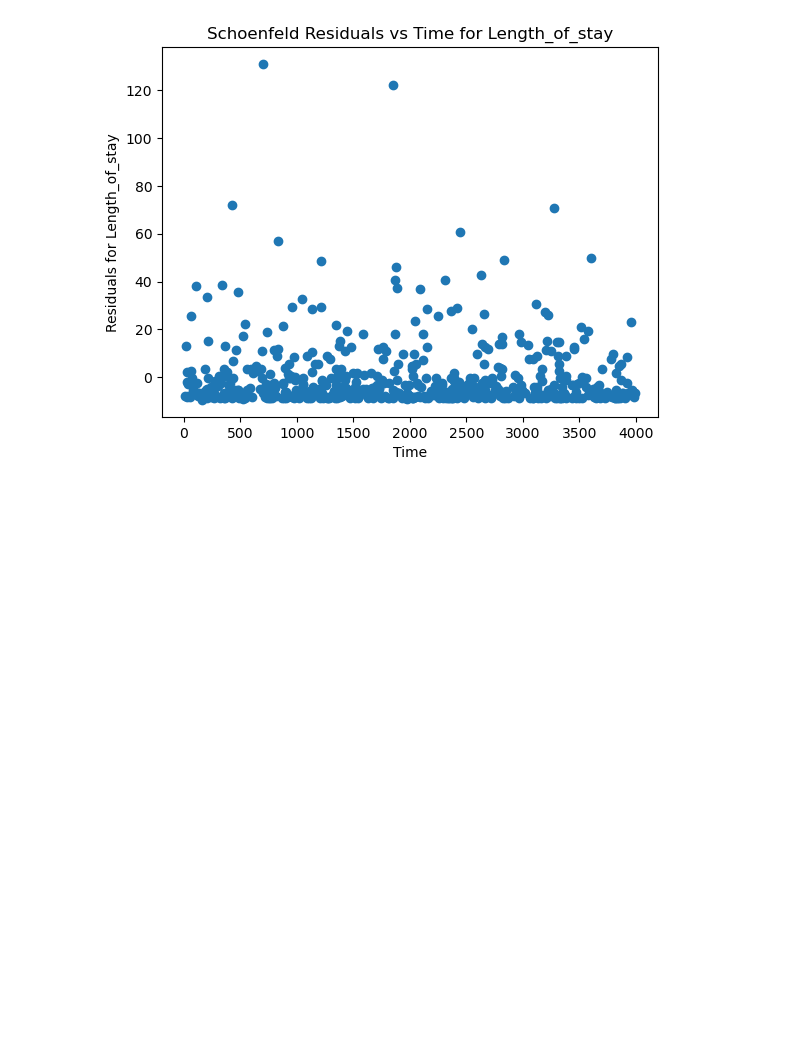
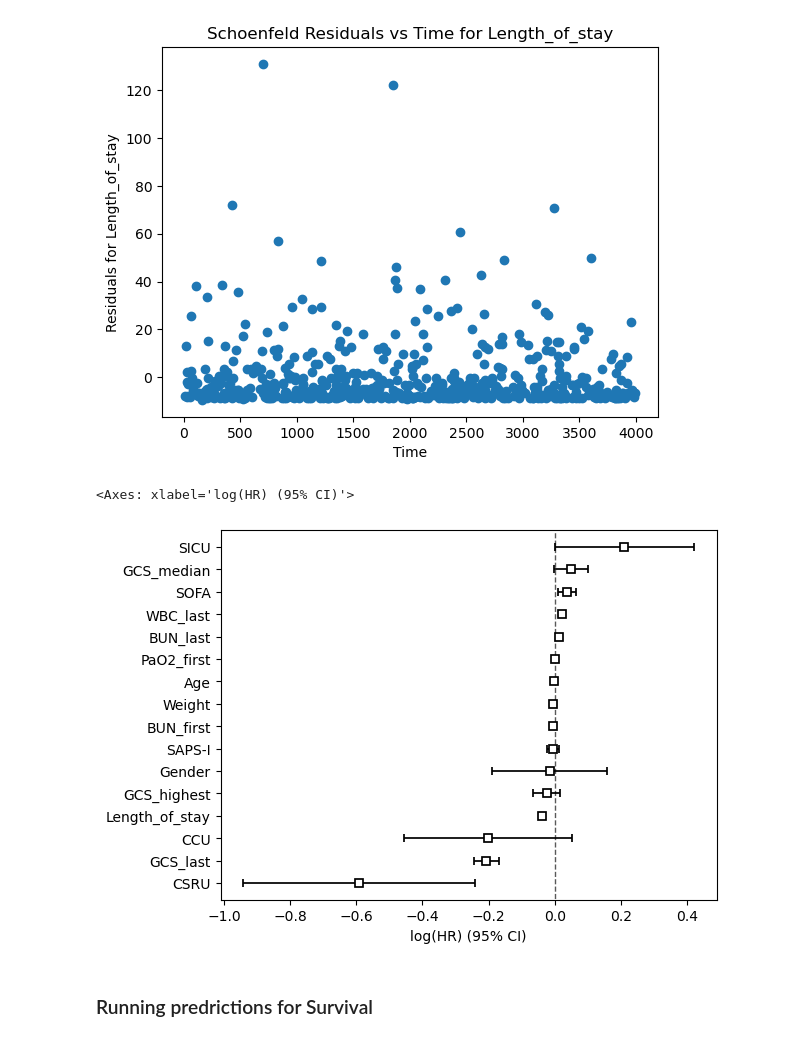
Before and after one commit to phidesigner/ICU_predict_prob, a Jupyter notebook: 03_ICU_Survival_Cox_RF_Notebook copy.ipynb, the cells around one changed output. Drawn from its saved outputs; the diff is of its cells as text; code cells hidden in the pictures; blank space fills up the shorter version.

```diff
--- a/03_ICU_Survival_Cox_RF_Notebook copy.ipynb
+++ b/03_ICU_Survival_Cox_RF_Notebook copy.ipynb
@@ -305,3 +308,10 @@ for covariate in covariates_to_plot:
 # %% [output]
 [figure]
 [figure]
+# %%
+cph.plot()
+# %% [output]
+<Axes: xlabel='log(HR) (95% CI)'>
+[figure, added]
+# %% [markdown]
+### Running predrictions for Survival
```
Also changed, not shown: parts of 8 cells of this notebook.
